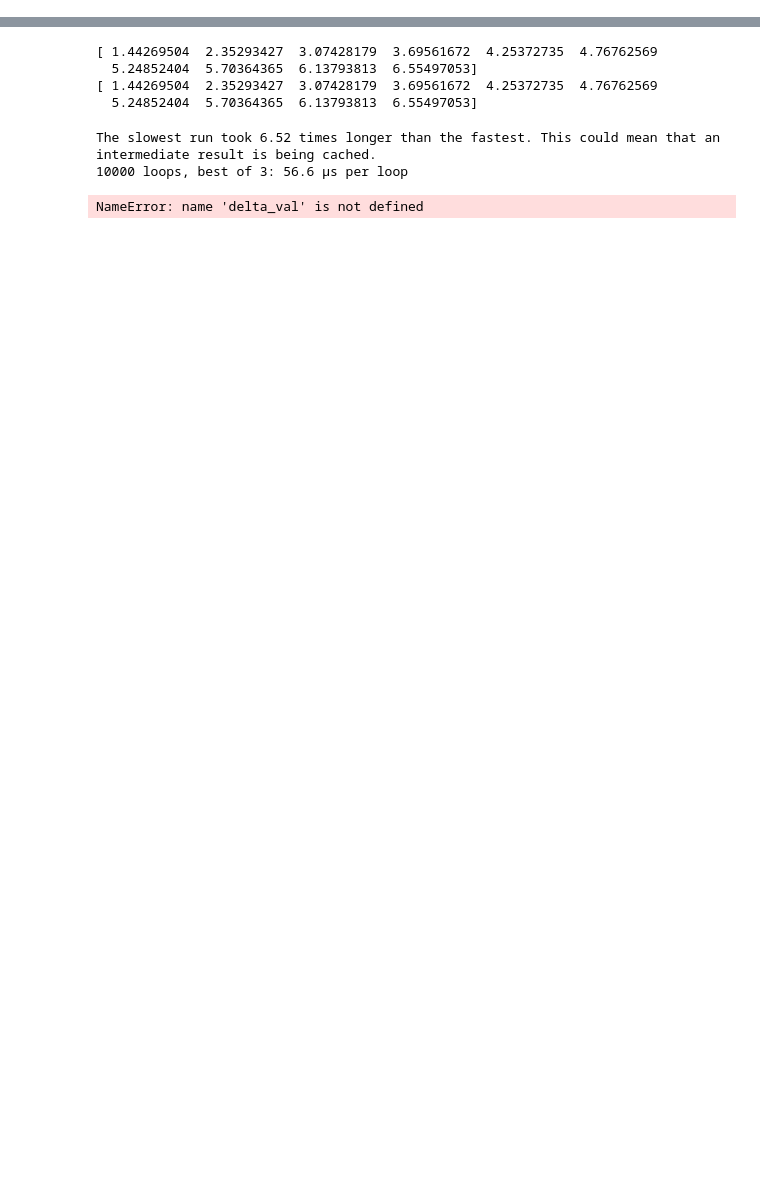
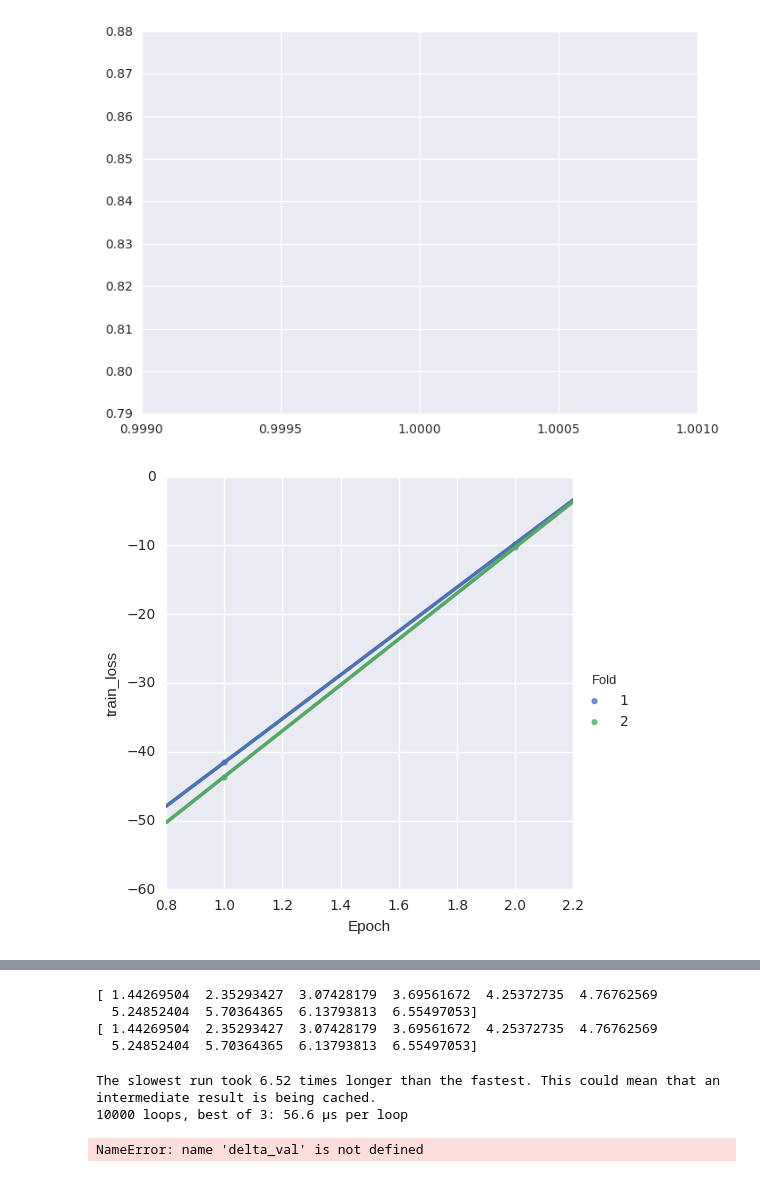
Before and after one commit to danakianfar/information_retrieval_1, a Jupyter notebook: Lab3/dana.ipynb, the cells around one changed output, grey strips where cells are left out. Drawn from its saved outputs; the diff is of its cells as text; code cells hidden in the pictures; blank space fills up the shorter version.

```diff
--- a/Lab3/dana.ipynb
+++ b/Lab3/dana.ipynb
@@ -19,10 +14,10 @@ val_queries = query.load_queries(os.path.normpath('./HP2003/Fold1/vali.txt'), 64
 # %%
 %%prun
 reload(LambdaRankHW)
-n_epochs = 20
+n_epochs = 2
 measure_type = LambdaRankHW.LISTWISE
 num_features = 64
-num_folds = 1
+num_folds = 2
 
 res = LambdaRankHW.experiment(n_epochs, measure_type, num_features, num_folds)
 # %% [output]
@@ -47,0 +66,25 @@ validation mNDCG:               0.757054
+# %%
+data = []
+
+for fold in res:
+    for e_num in range(n_epochs):
+        for measure in ['train_loss', 'train_mndcg', 'val_mndcg']:
+            epoch_dict = res[fold][e_num]
+            aux = [e_num+1, fold, measure, epoch_dict[measure]]
+            data.append(aux)
+
+df = pd.DataFrame(data, columns=['Epoch', 'Fold', 'Measure', 'Value'])
+
+
+for measure in ['train_loss', 'train_mndcg', 'val_mndcg']:
+    ax = sns.lmplot(x="Epoch", y="Value", hue="Fold", data= df.loc[df['Measure'] == measure], ci = None)
+    ax.set(ylabel=measure)
+    plt.show()
+
+#sns.lmplot(x="Epoch", y="Value", hue='Measure', data= df.loc[df['Measure'].isin(['train_mndcg', 'val_mndcg'])], ci = None)
+#sns.lmplot(x="Epoch", y="Value", hue="Fold", data= df.loc[df['Measure'].isin(['val_mndcg'])], ci = None)
+#ax.set(ylabel=measure)
+#plt.show()
+# %% [output]
+[figure, added]
+[figure, added]
```
Also changed, not shown: parts of 9 cells of this notebook, 2 other files.
